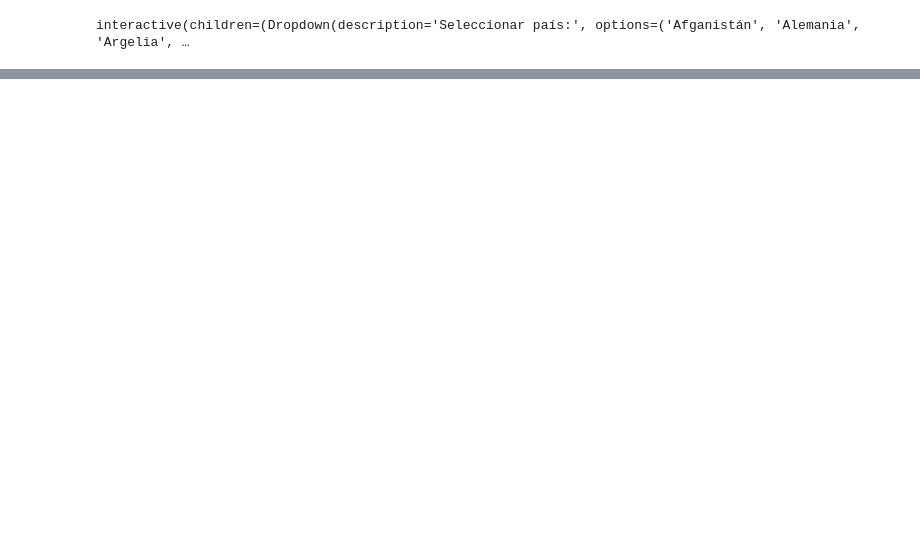
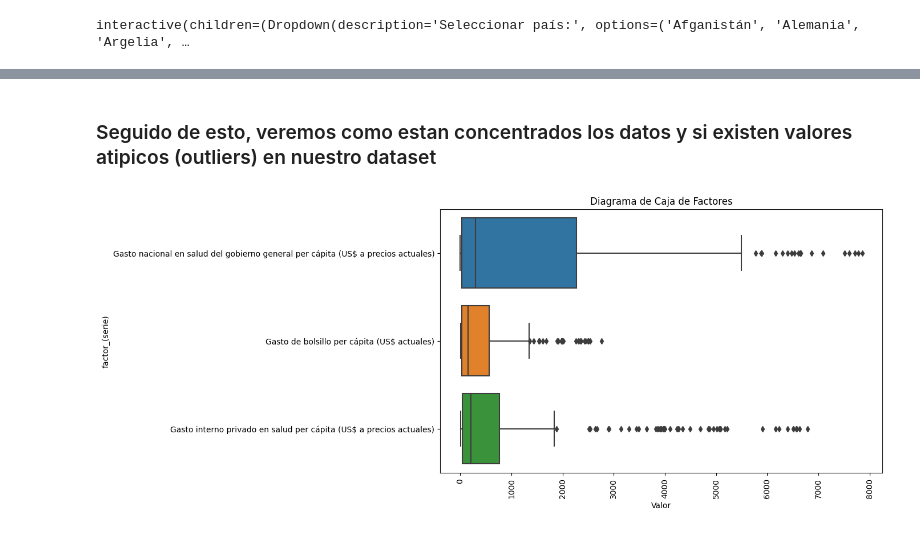
Before and after one commit to fercof87/PF-Esperanza-De-Vida, a Jupyter notebook: EDA/EDA/EDA_gasto salud.ipynb, the cells around one changed output, grey strips where cells are left out. Drawn from its saved outputs; the diff is of its cells as text; code cells hidden in the pictures; blank space fills up the shorter version.

```diff
--- a/EDA/EDA/EDA_gasto salud.ipynb
+++ b/EDA/EDA/EDA_gasto salud.ipynb
@@ -128,0 +132,10 @@ Cantidad de variables estudio: 3
+# %%
+# Eliminar columnas específicas por nombre
+columnas_a_eliminar = ['codigo_pais', 'codigo_serie']  # Lista con los nombres de las columnas a eliminar
+df = df.drop(columnas_a_eliminar, axis=1)
+# %%
+# Reorganizar los datos para tener 'factor_(serie)' como índice y los años como valores en una sola columna
+df_reorganizado = df.melt(id_vars=['país', 'factor_(serie)'], var_name='Año', value_name='Valor')
+
+# Mostrar el DataFrame reorganizado
+df_reorganizado
@@ -128,0 +203,8 @@ Cantidad de variables estudio: 3
+# %%
+def fill_missing_with_country_factor_mean(df):
+    means_by_country_factor = df.groupby(['país', 'factor_(serie)'])['Valor'].transform('mean')
+    df['Valor'] = df['Valor'].fillna(means_by_country_factor)
+    return df
+
+# Llamada a la función para rellenar los valores faltantes con la media por país y factor
+df_filled = fill_missing_with_country_factor_mean(df_reorganizado)
@@ -218,0 +298,13 @@ for nombre_grupo, dataframe in dataframes_por_grupo.items():
+# %% [markdown]
+### Seguido de esto, veremos como estan concentrados los datos y si existen valores atipicos (outliers) en nuestro dataset
+# %%
+# Configurar el tamaño de la figura
+plt.figure(figsize=(10, 6))
+
+# Crear el boxplot utilizando Seaborn
+sns.boxplot(y='factor_(serie)', x='Valor', data=df_filled)
+plt.xticks(rotation=90)  # Rotar etiquetas del eje x para mayor legibilidad
+plt.title('Diagrama de Caja de Factores')
+plt.show()
+# %% [output]
+[figure, added]
```
Also changed, not shown: parts of 16 cells of this notebook, 3 other files.
